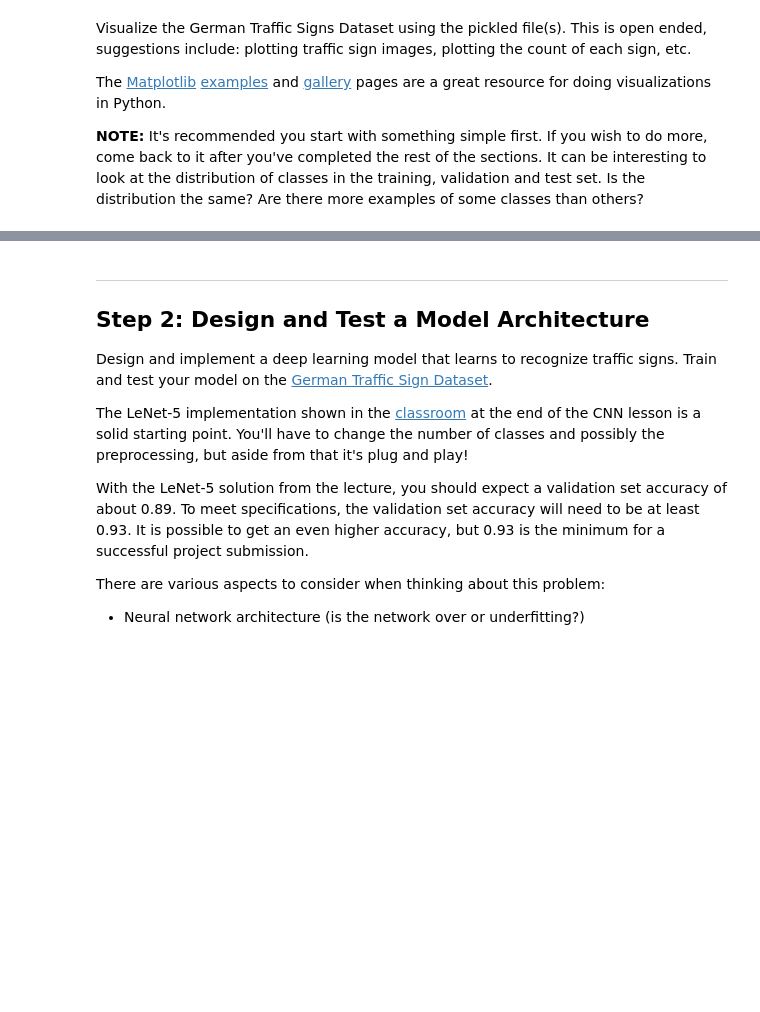
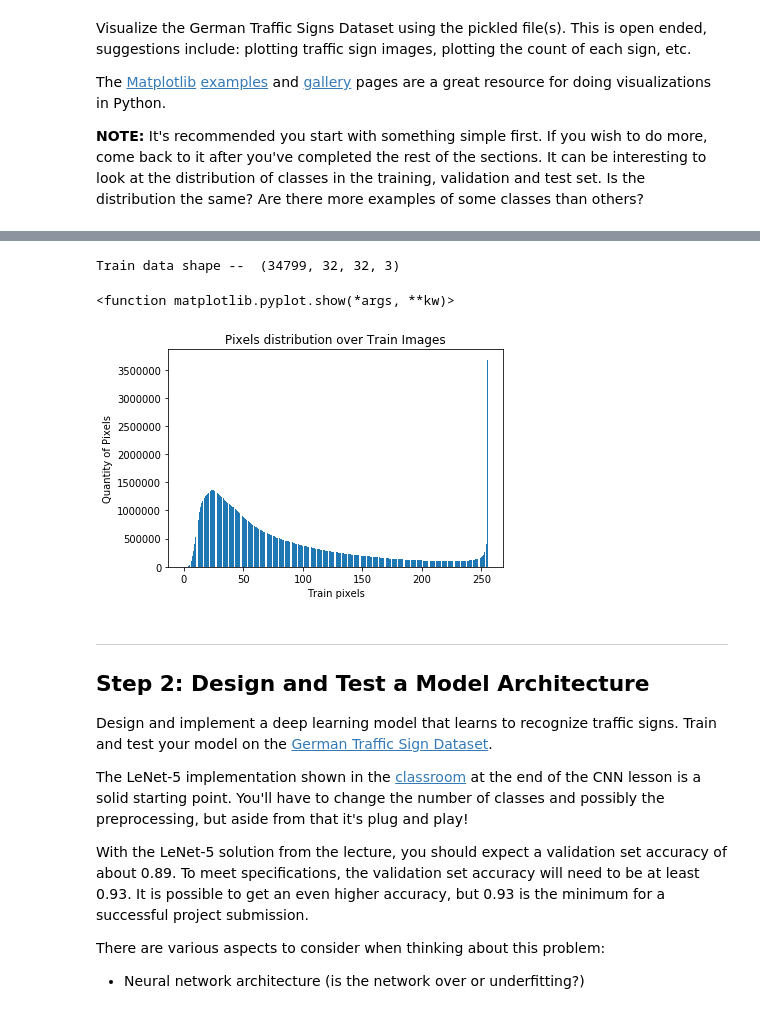
Before and after one commit to Nagakiran1/CarND-Traffic-Sign-Classifier-Project, a Jupyter notebook: Traffic_Sign_Classifier.ipynb, the cells around one changed output, grey strips where cells are left out. Drawn from its saved outputs; the diff is of its cells as text; code cells hidden in the pictures; blank space fills up the shorter version.

```diff
--- a/Traffic_Sign_Classifier.ipynb
+++ b/Traffic_Sign_Classifier.ipynb
@@ -117,3 +146,17 @@ import matplotlib.pyplot as plt
+# %%
+### Data exploration visualization code goes here.
+### Feel free to use as many code cells as needed.
+print('Train data shape -- ',X_train.shape)
+a =pd.Series(Counter(X_train.flatten())).sort_index()
+plt.bar(a.index,a.values)
+plt.title('Pixels distribution over Train Images')
+plt.xlabel('Train pixels')
+plt.ylabel('Quantity of Pixels')
+plt.show
+# %% [output]
+Train data shape --  (34799, 32, 32, 3)
+<function matplotlib.pyplot.show(*args, **kw)>
+[figure, added]
 # %% [markdown]
 ----
 
```
Also changed, not shown: parts of 5 cells of this notebook, 1 other file.
